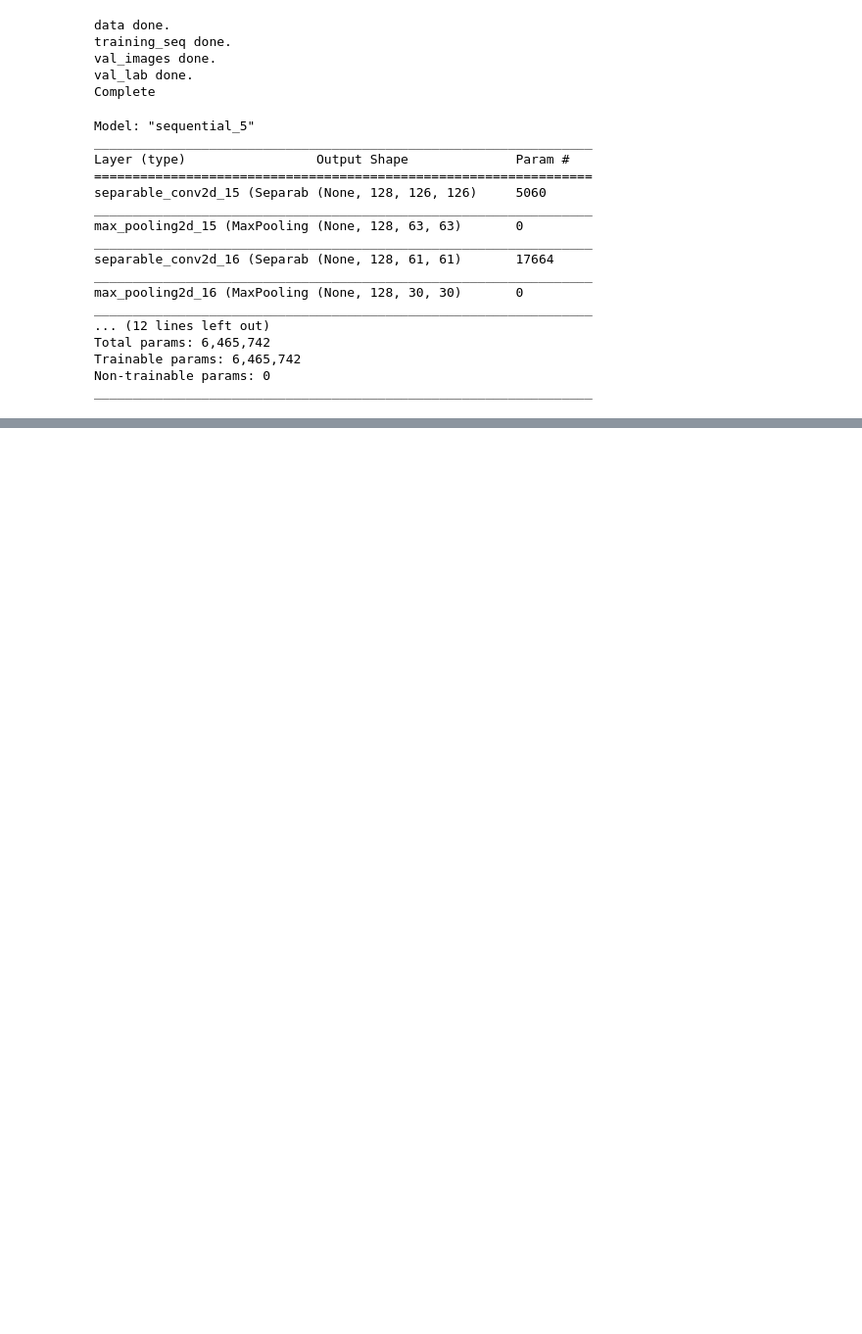
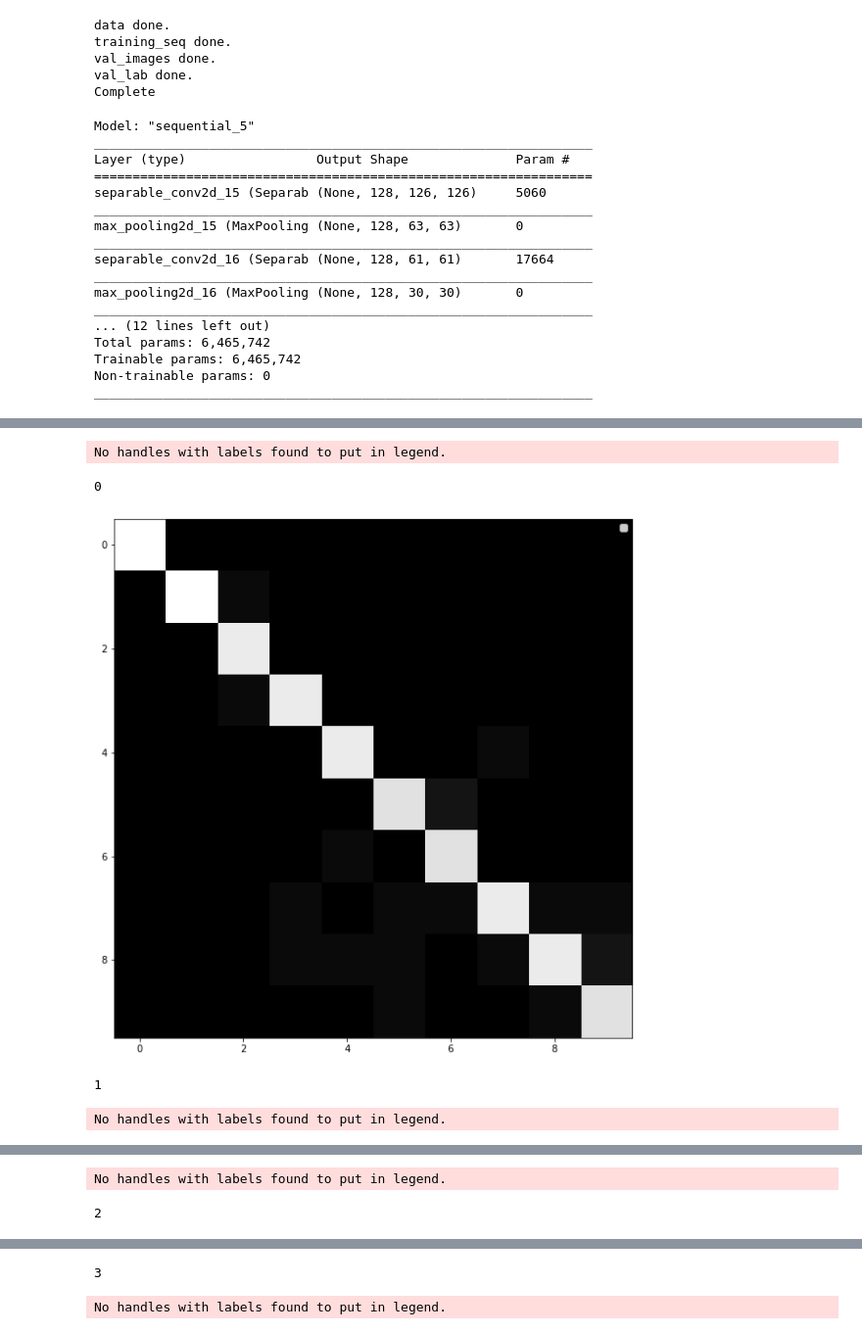
Before and after one commit to JamesLloydPartington/FelixML_Project, a Jupyter notebook: Saved_Models/Open_Model/ErrorBarOnPrediction.ipynb, the cells around one changed output, grey strips where cells are left out. Shown at 98% size. Saved outputs shown, nothing was run; the diff lists cells and outputs as text; code cells hidden in the pictures; blank space fills up the shorter version.

```diff
--- a/Saved_Models/Open_Model/ErrorBarOnPrediction.ipynb
+++ b/Saved_Models/Open_Model/ErrorBarOnPrediction.ipynb
@@ -28,8 +29,13 @@ SaveFolderName = "/Convnet5" #Will create a folder and put in information about
 CifFlolder = "/home/ug-ml/felix-ML/DataGenerator2/CifFolder"
 ModelName = "/Convnet5.hdf5"
 
+#Dont need to change
 batch_size = 32
-LatticeRange = [6, 11]
+
+#Can specify which data is used
+#LatticeRange = [6, 11]
+
+LatticeRange = [7, 11]
 # %%
 #Load data generators
 
@@ -150,24 +162,16 @@ Trainable params: 6,465,742
 Non-trainable params: 0
 _________________________________________________________________
 # %%
+#Load final 10 output activations into an array of size validation
 AllOutputs = np.zeros(validationsize * 10, dtype = np.float32).reshape(validationsize, 10)
 
+#Input 1 image at a time
+Input = np.zeros(1 * 36 * 128 * 128, dtype=np.float32).reshape(1, 36, 128, 128)
 
-Input = np.zeros(1 * 36 * 128 * 128, dtype=np.float32).reshape(1, 36, 128, 128)
+#Save 1 ourput at a time
 Outputs = np.zeros(validationsize * 10, dtype=np.float32).reshape(validationsize, 10)
 
-'''
-for i in range(0, validationsize):
-    for layer in model.layers:
-        Input[0] = val_images[i]
-        keras_function = K.function([model.input], [layer.output])
-
-        outputs.append(keras_function([Input, 1]))
-    print(i)
-print(outputs)
-
-'''
-print(validationsize)
+print("Number of validation data ", validationsize)
 for i in range(0, validationsize):
     for layer in model.layers:
         Input[0] = val_images[i]
@@ -177,5 +181,8 @@ for i in range(0, validationsize):
         if(layer == model.layers[-1]):
             Outputs[i] = A[0][0]
             print(i)
-print(Outputs)
+print("Outputs ", Outputs)
+
+#Also make list that CNN predicted
+Predicted = model.predict_classes(val_images)
 # %% [output]
@@ -287,0 +325,18 @@ Class 0.9908673886137246
+# %%
+
+for i in range(0, len(ConfusionMLattice)):
+    print(i)
+    fig=plt.figure(figsize = (10, 10))
+    img = ConfusionMLattice[i]
+    plt.imshow(img, cmap = "gray")
+    plt.legend()
+    plt.show()
+
+
+#plt.show()
+# %% [output]
+No handles with labels found to put in legend.
+0
+[figure, added]
+1
+No handles with labels found to put in legend.
@@ -287,0 +344,2 @@ Class 0.9908673886137246
+No handles with labels found to put in legend.
+2
@@ -287,0 +347,2 @@ Class 0.9908673886137246
+3
+No handles with labels found to put in legend.
```
Also changed, not shown: parts of 8 cells of this notebook, 2 other files.
